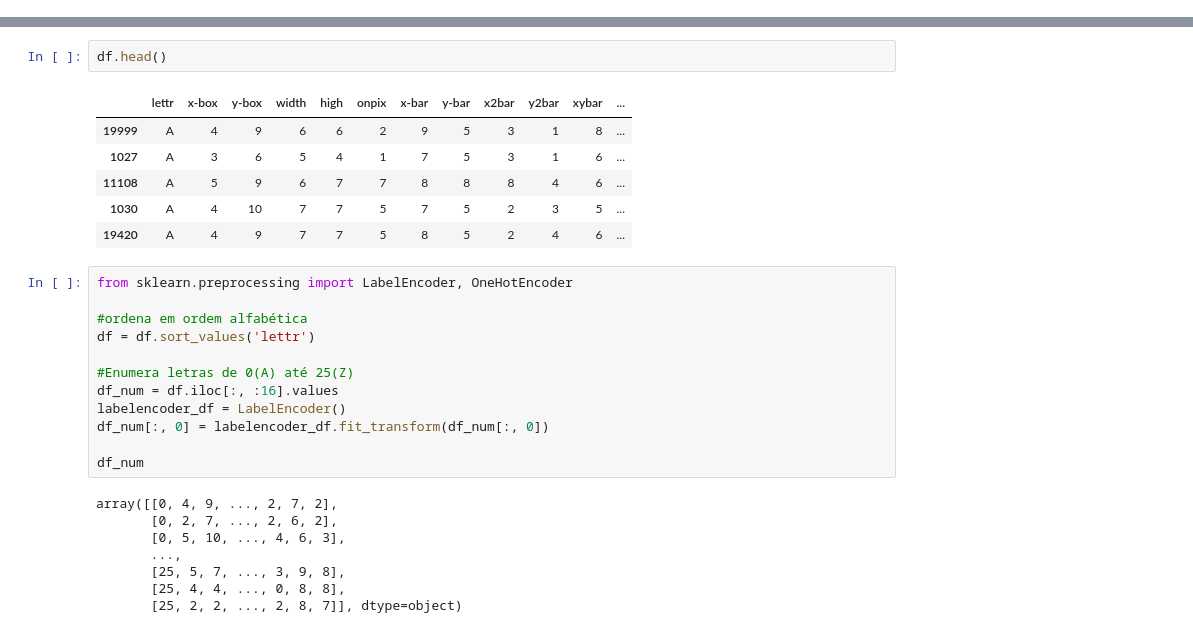
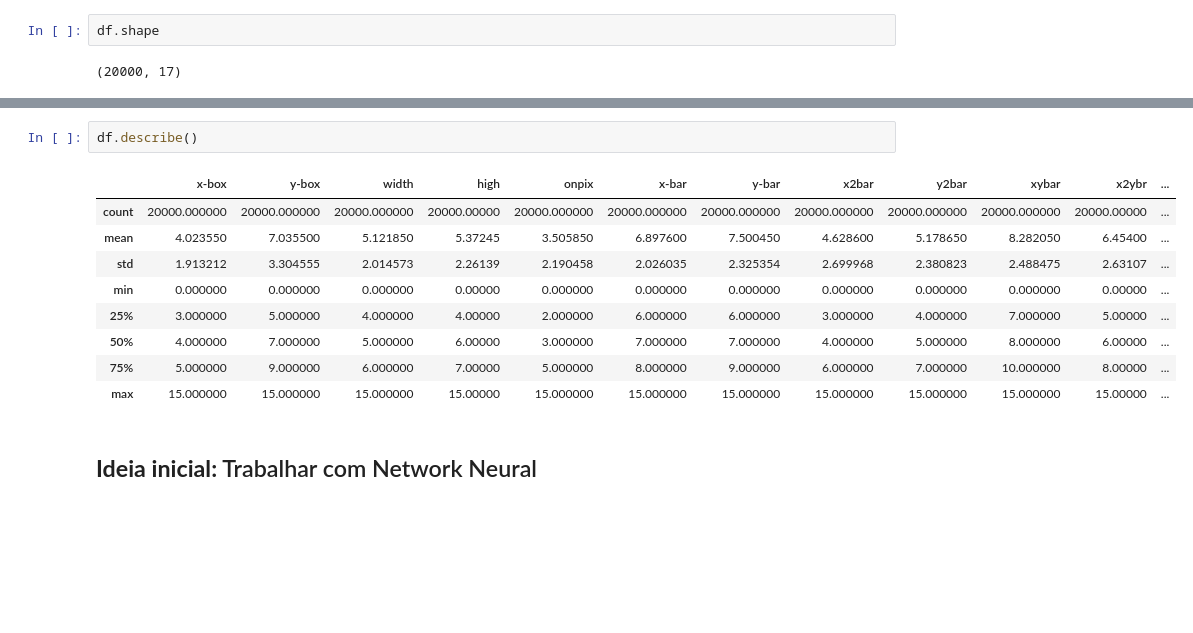
Before and after one commit to ML-FGA-2018-2-Grupo-E/Letter-Recognition, a Jupyter notebook: letter_recognition.ipynb, the cells around one changed output, grey strips where cells are left out. Drawn from its saved outputs; the diff is of its cells as text; blank space fills up the shorter version.

```diff
--- a/letter_recognition.ipynb
+++ b/letter_recognition.ipynb
@@ -12,3 +61,7 @@ df.shape
+# %%
+df.shape
+# %% [output]
+(20000, 17)
 # %%
 df.info()
 # %% [output]
@@ -30,31 +83,16 @@ yegvx    20000 non-null int64
 dtypes: int64(16), object(1)
 memory usage: 2.6+ MB
 # %%
-df.head()
+df.describe()
 # %% [output]
-|  | lettr | x-box | y-box | width | high | onpix | x-bar | y-bar | x2bar | y2bar | xybar | ... |
-| 19999 | A | 4 | 9 | 6 | 6 | 2 | 9 | 5 | 3 | 1 | 8 | ... |
-| 1027 | A | 3 | 6 | 5 | 4 | 1 | 7 | 5 | 3 | 1 | 6 | ... |
-| 11108 | A | 5 | 9 | 6 | 7 | 7 | 8 | 8 | 8 | 4 | 6 | ... |
-| 1030 | A | 4 | 10 | 7 | 7 | 5 | 7 | 5 | 2 | 3 | 5 | ... |
-| 19420 | A | 4 | 9 | 7 | 7 | 5 | 8 | 5 | 2 | 4 | 6 | ... |
+|  | x-box | y-box | width | high | onpix | x-bar | y-bar | x2bar | y2bar | xybar | x2ybr | ... |
+| count | 20000.000000 | 20000.000000 | 20000.000000 | 20000.00000 | 20000.000000 | 20000.000000 | 20000.000000 | 20000.000000 | 20000.000000 | 20000.000000 | 20000.00000 | ... |
+| mean | 4.023550 | 7.035500 | 5.121850 | 5.37245 | 3.505850 | 6.897600 | 7.500450 | 4.628600 | 5.178650 | 8.282050 | 6.45400 | ... |
+| std | 1.913212 | 3.304555 | 2.014573 | 2.26139 | 2.190458 | 2.026035 | 2.325354 | 2.699968 | 2.380823 | 2.488475 | 2.63107 | ... |
+| min | 0.000000 | 0.000000 | 0.000000 | 0.00000 | 0.000000 | 0.000000 | 0.000000 | 0.000000 | 0.000000 | 0.000000 | 0.00000 | ... |
+| 25% | 3.000000 | 5.000000 | 4.000000 | 4.00000 | 2.000000 | 6.000000 | 6.000000 | 3.000000 | 4.000000 | 7.000000 | 5.00000 | ... |
+| 50% | 4.000000 | 7.000000 | 5.000000 | 6.00000 | 3.000000 | 7.000000 | 7.000000 | 4.000000 | 5.000000 | 8.000000 | 6.00000 | ... |
+| 75% | 5.000000 | 9.000000 | 6.000000 | 7.00000 | 5.000000 | 8.000000 | 9.000000 | 6.000000 | 7.000000 | 10.000000 | 8.00000 | ... |
+| max | 15.000000 | 15.000000 | 15.000000 | 15.00000 | 15.000000 | 15.000000 | 15.000000 | 15.000000 | 15.000000 | 15.000000 | 15.00000 | ... |
-# %%
-from sklearn.preprocessing import LabelEncoder, OneHotEncoder
-
-#ordena em ordem alfabética
-df = df.sort_values('lettr')
-
-#Enumera letras de 0(A) até 25(Z)
-df_num = df.iloc[:, :16].values
-labelencoder_df = LabelEncoder()
-df_num[:, 0] = labelencoder_df.fit_transform(df_num[:, 0])
-
-df_num
-# %% [output]
-array([[0, 4, 9, ..., 2, 7, 2],
-       [0, 2, 7, ..., 2, 6, 2],
-       [0, 5, 10, ..., 4, 6, 3],
-       ...,
-       [25, 5, 7, ..., 3, 9, 8],
-       [25, 4, 4, ..., 0, 8, 8],
-       [25, 2, 2, ..., 2, 8, 7]], dtype=object)
+# %% [markdown]
+## __Ideia inicial:__ Trabalhar com Network Neural
```
Also changed, not shown: parts of 2 cells of this notebook, 3 other files.
